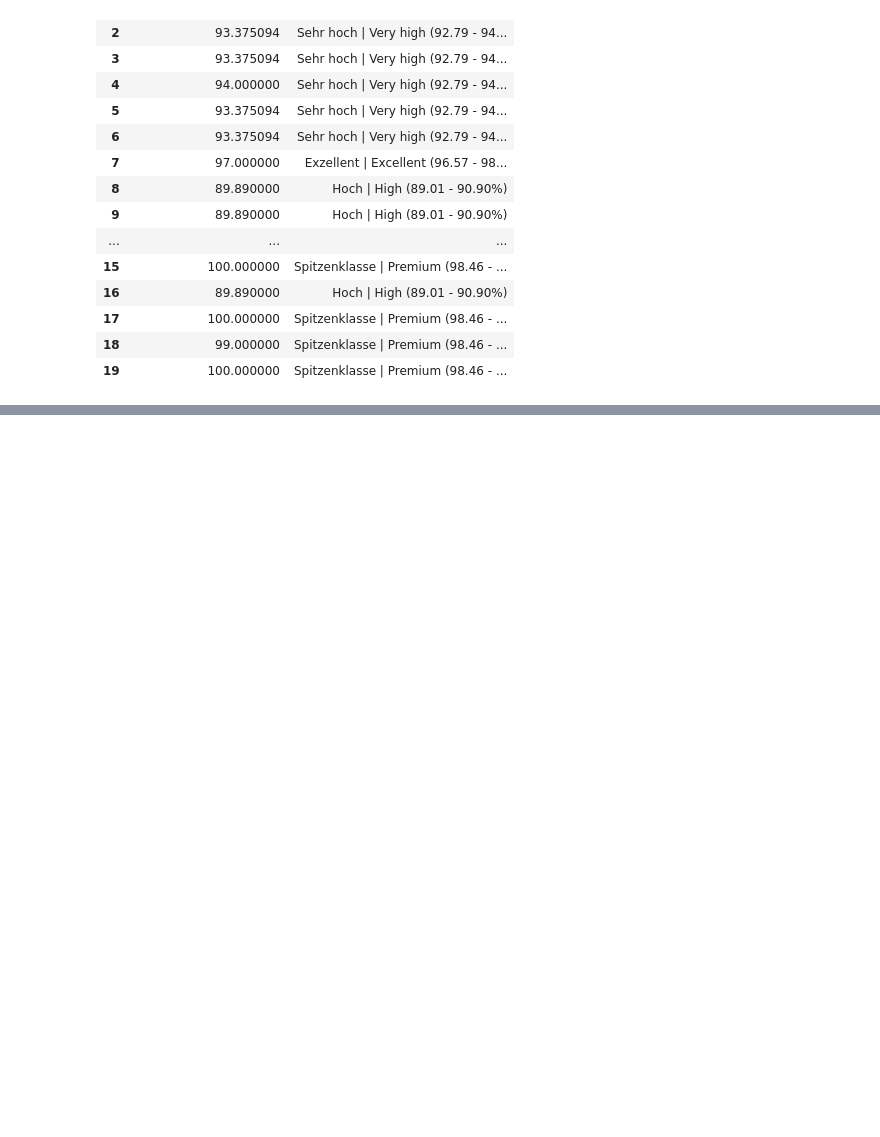
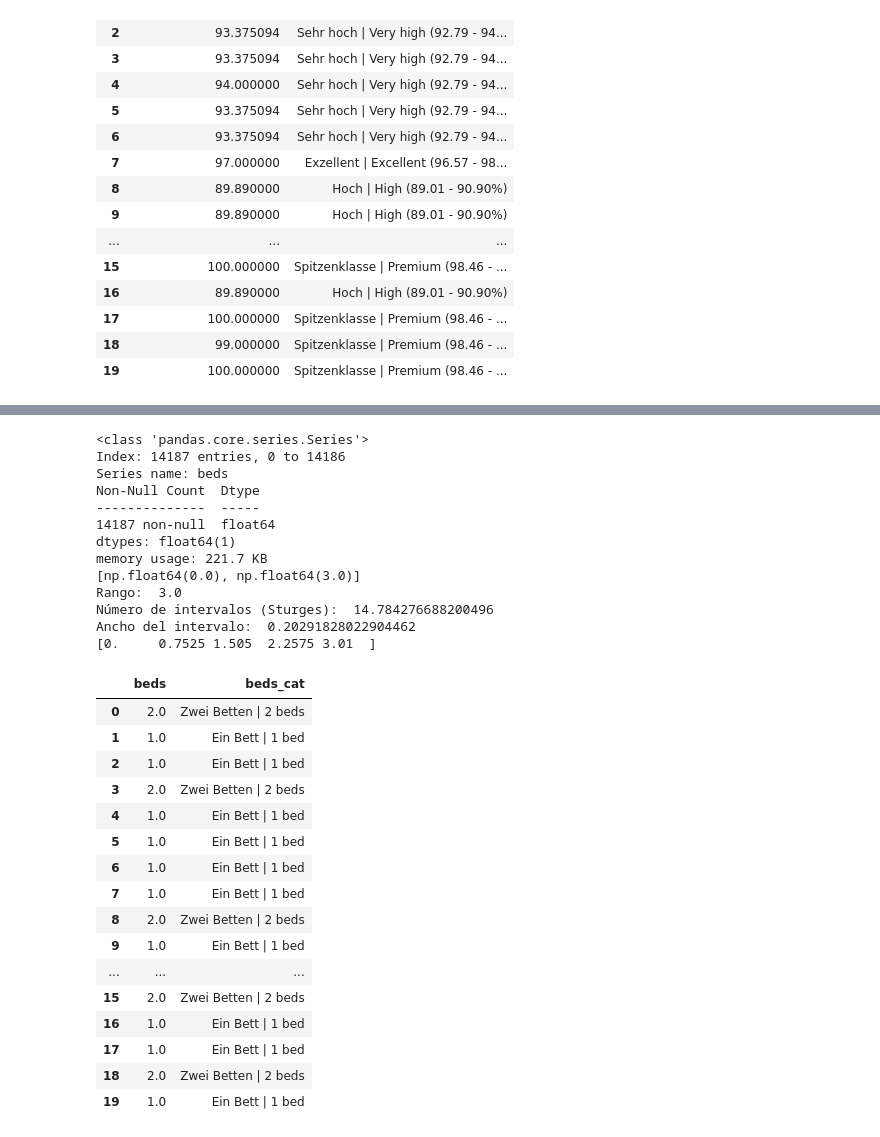
Before and after one commit to Raydays55/Actividad-5, a Jupyter notebook: Act5.ipynb, the cells around one changed output, grey strips where cells are left out. Cells and saved outputs as stored; diff of their text form; code cells hidden in the pictures; blank space fills up the shorter version.

```diff
--- a/Act5.ipynb
+++ b/Act5.ipynb
@@ -546,4 +628,70 @@ Ancho del intervalo:  1.082230827888238
 # %%
 #beds
+#Calculamos el número total de la población "n"
+df_extrac['beds'].info()
+n = 14187
+
+# Obtener límites de la columna objetivo
+Max_beds = df_extrac['beds'].max() #3
+Min_beds  = df_extrac['beds'].min() #0
+Limites_beds = [Min_beds, Max_beds]
+print(Limites_beds)
+
+# Rango R
+R_beds = Max_beds - Min_beds
+print("Rango: ",R_beds) #3
+
+# Calculamos el número de intervalos de la calse "ni", aplicando regla de Sturges
+ni = 1+3.32*np.log10(n)
+print("Número de intervalos (Sturges): ",ni) #14.78
+
+# Calculamos el ancho del intervalo "i"
+i_beds = R_beds/ni
+print("Ancho del intervalo: ",i_beds) #0.20
+
+intervalos_beds = np.linspace(0, 3.01, 5) # se le resta un decimal al del inicio y se le suma un decimal al final, ajustado para evitar datos decimales y trabajar con enteros
+print(intervalos_beds)
+
+# Creamos categorías, deben ser en base a la naturaleza de la columna
+categorias_beds = [ "Kein Bett | No bed (0)",
+    "Ein Bett | 1 bed",
+    "Zwei Betten | 2 beds",
+    "Drei Betten | 3 beds"]
+
+# Creando las categorias en la columna
+df_extrac['beds_cat'] = pd.cut(x = df_extrac['beds'], bins = intervalos_beds, labels = categorias_beds, include_lowest=True,
+    right=False)
+df_extrac[['beds', 'beds_cat']].head(20)
+# %% [output]
+<class 'pandas.core.series.Series'>
+Index: 14187 entries, 0 to 14186
+Series name: beds
+Non-Null Count  Dtype
+--------------  -----
+14187 non-null  float64
+dtypes: float64(1)
+memory usage: 221.7 KB
+[np.float64(0.0), np.float64(3.0)]
+Rango:  3.0
+Número de intervalos (Sturges):  14.784276688200496
+Ancho del intervalo:  0.20291828022904462
+[0.     0.7525 1.505  2.2575 3.01  ]
+|  | beds | beds_cat |
+| 0 | 2.0 | Zwei Betten | 2 beds |
+| 1 | 1.0 | Ein Bett | 1 bed |
+| 2 | 1.0 | Ein Bett | 1 bed |
+| 3 | 2.0 | Zwei Betten | 2 beds |
+| 4 | 1.0 | Ein Bett | 1 bed |
+| 5 | 1.0 | Ein Bett | 1 bed |
+| 6 | 1.0 | Ein Bett | 1 bed |
+| 7 | 1.0 | Ein Bett | 1 bed |
+| 8 | 2.0 | Zwei Betten | 2 beds |
+| 9 | 1.0 | Ein Bett | 1 bed |
+| ... | ... | ... |
+| 15 | 2.0 | Zwei Betten | 2 beds |
+| 16 | 1.0 | Ein Bett | 1 bed |
+| 17 | 1.0 | Ein Bett | 1 bed |
+| 18 | 2.0 | Zwei Betten | 2 beds |
+| 19 | 1.0 | Ein Bett | 1 bed |
 # %%
 #price
```
Also changed, not shown: parts of 6 cells of this notebook.
